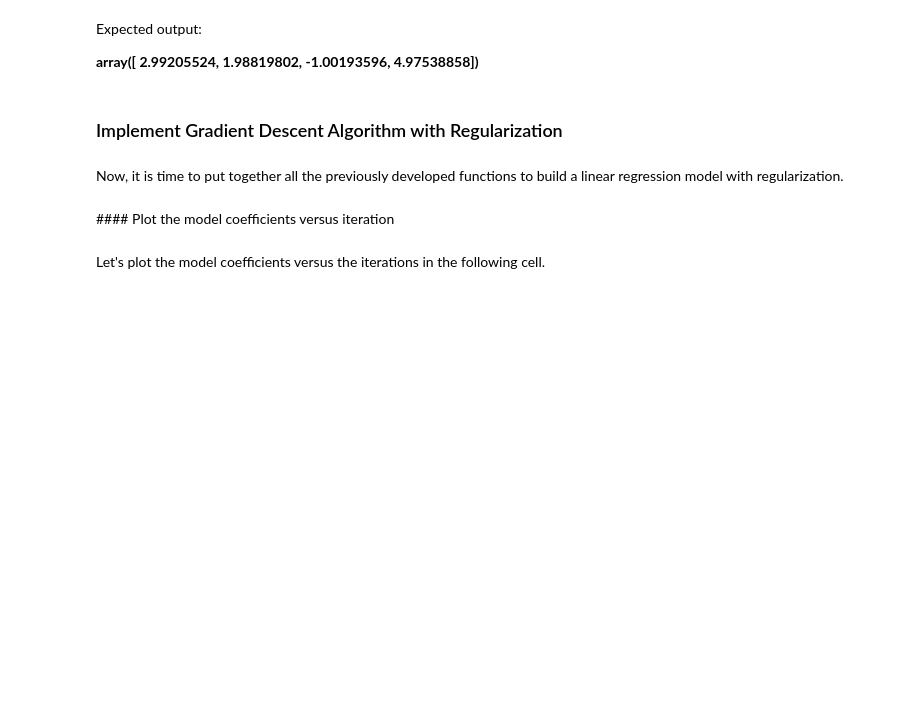
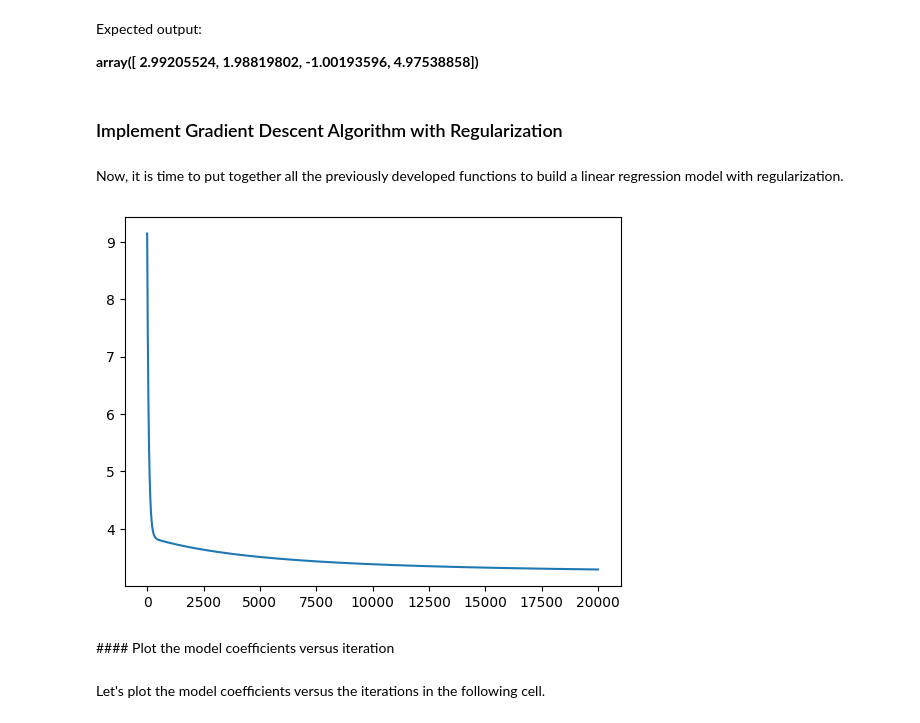
Before and after one commit to MaksBurchard240894/HFG7, a Jupyter notebook: Block B/LinearRegression_temp.ipynb, the cells around one changed output. Saved outputs shown, nothing was run; the diff lists cells and outputs as text; code cells hidden in the pictures; blank space fills up the shorter version.

```diff
--- a/Block B/LinearRegression_temp.ipynb
+++ b/Block B/LinearRegression_temp.ipynb
@@ -409,19 +491,23 @@ def cost_fun_reg(X, Y, W, lam):
 
     # Put your code here (1 line of code)
     # Define the number of observations
-    m = None
+    m = Y.shape[0]
 
     # expand the dimension to be able to perform the matrix multiplication
     W = np.expand_dims(W, axis=1)
 
+    p = X.shape[1] - 1
+
     # Define matrix PI (1 line of code)
     # Use np.block() np.zeros() and np.eye()
-    PI = None
+    PI = np.block([
+        [np.array([[0]]), np.zeros((1, p))],
+        [np.zeros((p, 1)), np.eye(p)],
+        ])
 
     # Put your code here (1 line of code)
     # Define the cost function using the vectorized form
-    J = None
-
+    J = (1 / (2 * m)) * (np.transpose(X @ W - Y) @ (X @ W - Y) + lam * (np.transpose(W) @ PI @ W))
 
     return np.squeeze(J)
 # %% [markdown]
@@ -457,23 +545,26 @@ def grad_descent_step_reg(X, Y, W, alf, lam):
 
     # Put your code here (1 line of code)
     # Define the number of observations
-    m = None
+    m = Y.shape[0]
 
     # Put your code here (1 line of code)
     # Define the number of features
-    # Note that we have already add 1 to each observation
-    p = None
+    # Note that we have already added 1 to every observation
+    p = X.shape[1] - 1
 
     # Add one dimension to make the matrix multiplication possible
     W = np.expand_dims(W, axis=1)
 
     # Define matrix PI (1 line of code)
     # Use np.block() np.zeros() and np.eye()
-    PI = None
+    PI = np.block([
+        [np.array([[0]]), np.zeros((1, p))],
+        [np.zeros((p, 1)), np.eye(p)],
+        ])
 
     # Put your code here (1 line of code)
     # Implement the update rule
-    W_new = None
+    W_new =  W - (alf * (1 / m)) * (np.transpose(X) @ (X @ W - Y) + lam * (PI @ W))
 
     return np.squeeze(W_new)
 # %% [markdown]
@@ -503,45 +596,47 @@ Now, it is time to put together all the previously developed functions to build
 # %%
 # Put your code here (1 line of code)
 # Choose an initial value for model parameters, use Init_param function
-w_init = None
+w_init = Init_param(p)
 
 # Put your code here (1 line of code)
 # Choose the learning rate
-alf = None
+alf = 0.005
 
 # Put your code here (1 line of code)
 # Choose the number of iterations
-N = None
+N = 20000
 
 # Choose the regularization parameter
-lam = None
+lam = 50
 
 # Save the values for W and the COST values
 W = np.zeros((p + 1, N+1))
 
 COST = np.zeros(N + 1)
 
 # Save initial values
 W[:,0] = np.squeeze(w_init)
 COST[0] = cost_fun_reg(X, Y, w_init, lam)
 
 # This is a for loop to implement the Gradient Descent algorithm
 for n in range(N):
 
     # Put your code here (1 line of code)
     # Use grad_descent_step to update the values for w
-    w_new = None
+    w_new = grad_descent_step_reg(X, Y, W[:, n], alf, lam)
 
     # Save the new value for w
     W[:, n + 1] = w_new
 
     # Put your code here (1 line of code)
     # Save the cost value for newly obtained w using the cost_fun_reg
-    COST[n+1] = None
+    COST[n+1] = cost_fun_reg(X, Y, W[:, n], lam)
 
 # Plot the results
 plt.plot(range(N+1),COST)
 plt.show()
+# %% [output]
+[figure, added]
 # %% [markdown]
 #### Plot the model coefficients versus iteration
 # %% [markdown]
```
Also changed, not shown: parts of 29 cells of this notebook, 4 other files.
